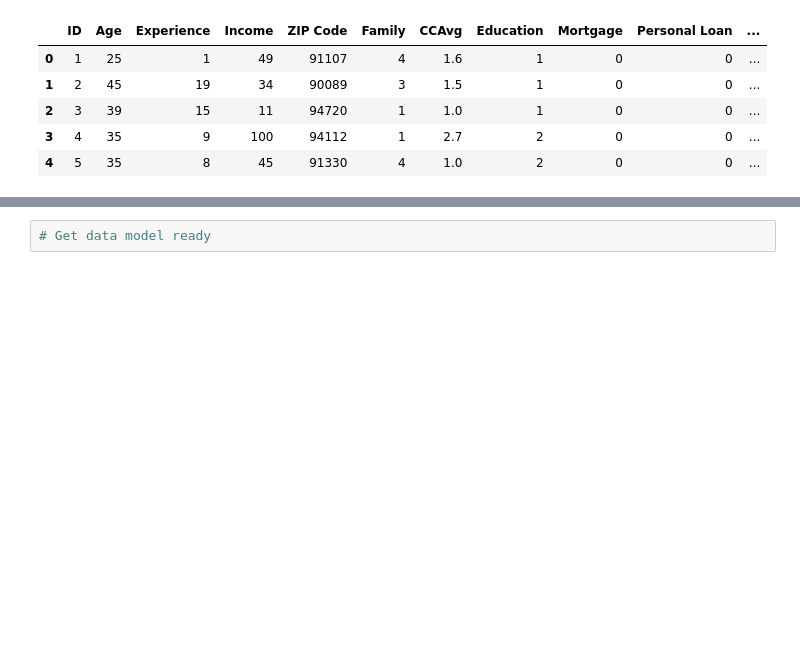
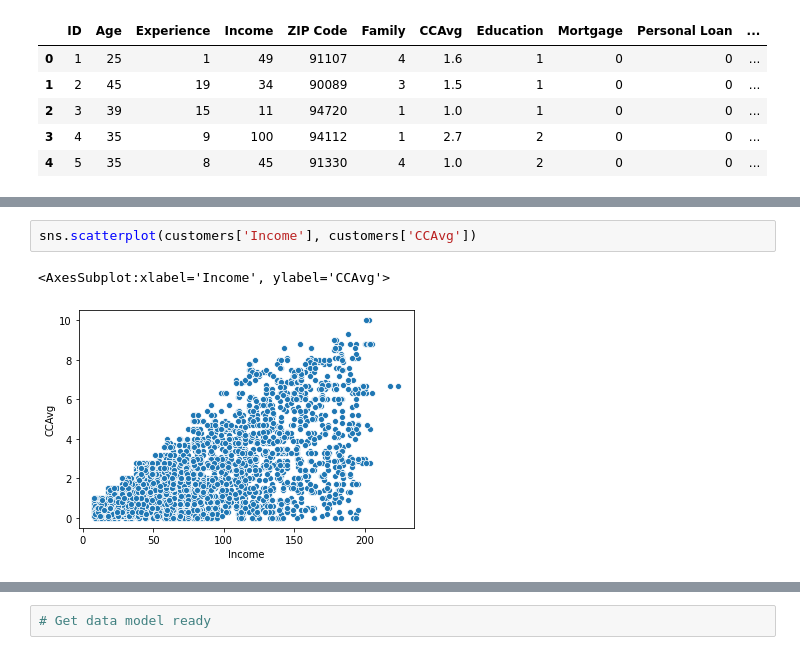
Before and after one commit to lauren-alexandra/personal-loan-campaign, a Jupyter notebook: Personal_Loan_Campaign.ipynb, the cells around one changed output, grey strips where cells are left out. Drawn from its saved outputs; the diff is of its cells as text; blank space fills up the shorter version.

```diff
--- a/Personal_Loan_Campaign.ipynb
+++ b/Personal_Loan_Campaign.ipynb
@@ -123,0 +158,5 @@ Study the data distribution in each attribute and target variable, share your fi
+# %%
+sns.scatterplot(customers['Income'], customers['CCAvg'])
+# %% [output]
+<AxesSubplot:xlabel='Income', ylabel='CCAvg'>
+[figure, added]
```
Also changed, not shown: parts of 28 cells of this notebook.
